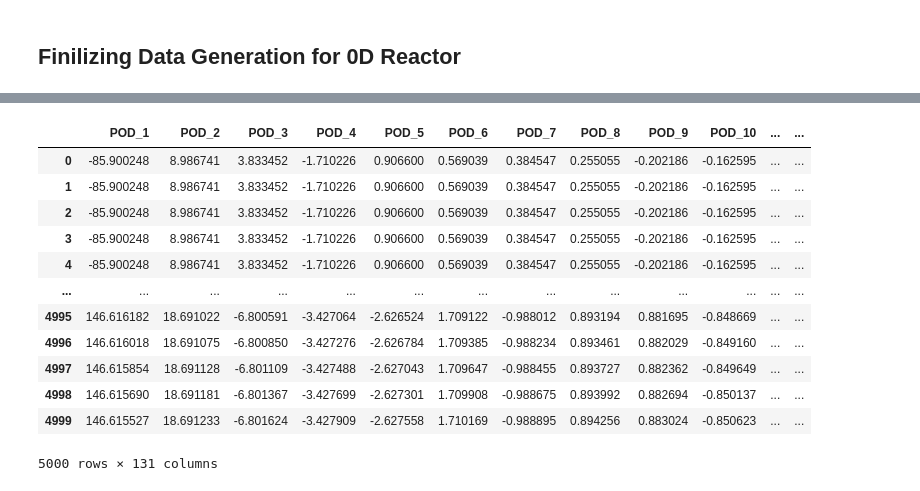
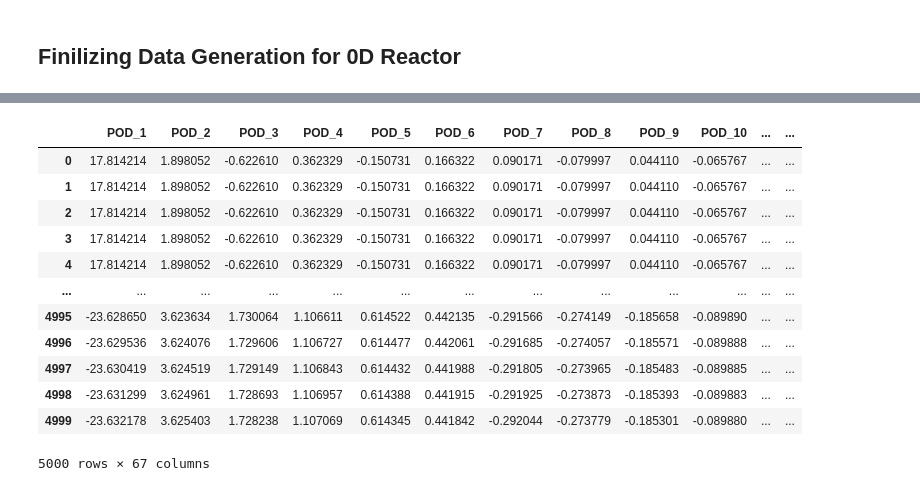
Before and after one commit to simoneventuri/ROMNet_, a Jupyter notebook: scripts/generating_data/0DReactor/Generate_Data_5.ipynb, the cells around one changed output, grey strips where cells are left out. Saved outputs shown, nothing was run; the diff lists cells and outputs as text; code cells hidden in the pictures.

```diff
--- a/scripts/generating_data/0DReactor/Generate_Data_5.ipynb
+++ b/scripts/generating_data/0DReactor/Generate_Data_5.ipynb
@@ -41,12 +41,23 @@ NVarsRed           = 7
 tStratch           = 1.
 SOLVER             = 'BDF'
 
-ValidPerc          = 20.
+ValidPerc          = 25.
 
 FixedMinVal        = 1.e-14
 
-POD_NAME           = 'All'
-iPC                = 6
+POD_NAME           = '1'
+iPC                = 0
+
+if (POD_NAME == 'All'):
+    NPODsFinal = 128
+    PODType    = 'All'
+else:
+    NPODsFinal = 64
+    PODType    = 'OneByOne'
+try:
+    os.makedirs(OutputDir+'/'+str(NVarsRed)+'PC/'+str(PODType))
+except:
+    pass
 # %%
 FileName     = OutputDir + '/Orig/train/ext/SimIdxs.csv'
 Data         = pd.read_csv(FileName, header=0)
@@ -104,14 +115,20 @@ else:
         DataTemp             = Data['PC_'+str(iPC+1)]
 
         if (np.abs( (DataTemp[0] - DataTemp[len(Data)-1])/DataTemp[0] ) > 1.e-3):
+            DataICTemp  = Data[['PC_'+str(iPC+1) for iPC in range(NVarsRed)]].iloc[0]
+
             if (NewFlg):
                 DataInput        = DataTemp
+                DataIC           = DataICTemp
                 NewFlg           = False
             else:
                 DataInput        = pd.concat([DataInput, DataTemp], axis=1)
+                DataIC           = pd.concat([DataIC, DataICTemp], axis=1)
             Cols.append(str(iC+1))
 
     tVec              = Data['t']
     DataInput.columns = Cols
 
     yMat              = DataInput.to_numpy()
+
+    DataIC            = DataIC.T.reset_index(drop=True, inplace=False)
@@ -204,10 +229,8 @@ plt.yscale('log')
 # %%
-NPODs      = 128
-
-pca        = PCAA(yMat, scaling='pareto', n_components=NPODs)
+pca        = PCAA(yMat, scaling='pareto', n_components=NPODsFinal, nocenter=False)
 C          = pca.X_center
 D          = pca.X_scale
-A          = pca.A[:,0:NPODs].T
+A          = pca.A[:,0:NPODsFinal].T
 L          = pca.L
 AT         = A.T
 print('[PCA] Shape of A        = ', A.shape)
@@ -264,27 +301,27 @@ plt.xlim([1.e-6,1.e-2])
 # %%
-Vars             = ['POD_'+str(iPOD+1) for iPOD in range(NPODs)]
+Vars             = ['POD_'+str(iPOD+1) for iPOD in range(NPODsFinal)]
 Data             = pd.DataFrame(yMat_pca, columns=Vars)
 tVec[tVec == 0.] = FixedMinVal
 Data['t']        = tVec
 Data['log(t)']   = np.log(tVec)
 Data['log10(t)'] = np.log10(tVec)
 
 
 Data
 # %% [output]
 |  | POD_1 | POD_2 | POD_3 | POD_4 | POD_5 | POD_6 | POD_7 | POD_8 | POD_9 | POD_10 | ... | ... |
-| 0 | -85.900248 | 8.986741 | 3.833452 | -1.710226 | 0.906600 | 0.569039 | 0.384547 | 0.255055 | -0.202186 | -0.162595 | ... | ... |
-| 1 | -85.900248 | 8.986741 | 3.833452 | -1.710226 | 0.906600 | 0.569039 | 0.384547 | 0.255055 | -0.202186 | -0.162595 | ... | ... |
-| 2 | -85.900248 | 8.986741 | 3.833452 | -1.710226 | 0.906600 | 0.569039 | 0.384547 | 0.255055 | -0.202186 | -0.162595 | ... | ... |
-| 3 | -85.900248 | 8.986741 | 3.833452 | -1.710226 | 0.906600 | 0.569039 | 0.384547 | 0.255055 | -0.202186 | -0.162595 | ... | ... |
-| 4 | -85.900248 | 8.986741 | 3.833452 | -1.710226 | 0.906600 | 0.569039 | 0.384547 | 0.255055 | -0.202186 | -0.162595 | ... | ... |
+| 0 | 17.814214 | 1.898052 | -0.622610 | 0.362329 | -0.150731 | 0.166322 | 0.090171 | -0.079997 | 0.044110 | -0.065767 | ... | ... |
+| 1 | 17.814214 | 1.898052 | -0.622610 | 0.362329 | -0.150731 | 0.166322 | 0.090171 | -0.079997 | 0.044110 | -0.065767 | ... | ... |
+| 2 | 17.814214 | 1.898052 | -0.622610 | 0.362329 | -0.150731 | 0.166322 | 0.090171 | -0.079997 | 0.044110 | -0.065767 | ... | ... |
+| 3 | 17.814214 | 1.898052 | -0.622610 | 0.362329 | -0.150731 | 0.166322 | 0.090171 | -0.079997 | 0.044110 | -0.065767 | ... | ... |
+| 4 | 17.814214 | 1.898052 | -0.622610 | 0.362329 | -0.150731 | 0.166322 | 0.090171 | -0.079997 | 0.044110 | -0.065767 | ... | ... |
 | ... | ... | ... | ... | ... | ... | ... | ... | ... | ... | ... | ... | ... |
-| 4995 | 146.616182 | 18.691022 | -6.800591 | -3.427064 | -2.626524 | 1.709122 | -0.988012 | 0.893194 | 0.881695 | -0.848669 | ... | ... |
-| 4996 | 146.616018 | 18.691075 | -6.800850 | -3.427276 | -2.626784 | 1.709385 | -0.988234 | 0.893461 | 0.882029 | -0.849160 | ... | ... |
-| 4997 | 146.615854 | 18.691128 | -6.801109 | -3.427488 | -2.627043 | 1.709647 | -0.988455 | 0.893727 | 0.882362 | -0.849649 | ... | ... |
-| 4998 | 146.615690 | 18.691181 | -6.801367 | -3.427699 | -2.627301 | 1.709908 | -0.988675 | 0.893992 | 0.882694 | -0.850137 | ... | ... |
-| 4999 | 146.615527 | 18.691233 | -6.801624 | -3.427909 | -2.627558 | 1.710169 | -0.988895 | 0.894256 | 0.883024 | -0.850623 | ... | ... |
+| 4995 | -23.628650 | 3.623634 | 1.730064 | 1.106611 | 0.614522 | 0.442135 | -0.291566 | -0.274149 | -0.185658 | -0.089890 | ... | ... |
+| 4996 | -23.629536 | 3.624076 | 1.729606 | 1.106727 | 0.614477 | 0.442061 | -0.291685 | -0.274057 | -0.185571 | -0.089888 | ... | ... |
+| 4997 | -23.630419 | 3.624519 | 1.729149 | 1.106843 | 0.614432 | 0.441988 | -0.291805 | -0.273965 | -0.185483 | -0.089885 | ... | ... |
+| 4998 | -23.631299 | 3.624961 | 1.728693 | 1.106957 | 0.614388 | 0.441915 | -0.291925 | -0.273873 | -0.185393 | -0.089883 | ... | ... |
+| 4999 | -23.632178 | 3.625403 | 1.728238 | 1.107069 | 0.614345 | 0.441842 | -0.292044 | -0.273779 | -0.185301 | -0.089880 | ... | ... |
-5000 rows × 131 columns
+5000 rows × 67 columns
 # %%
 from sklearn.model_selection import train_test_split
 
```
Also changed, not shown: parts of 22 cells of this notebook, 17 other files.
